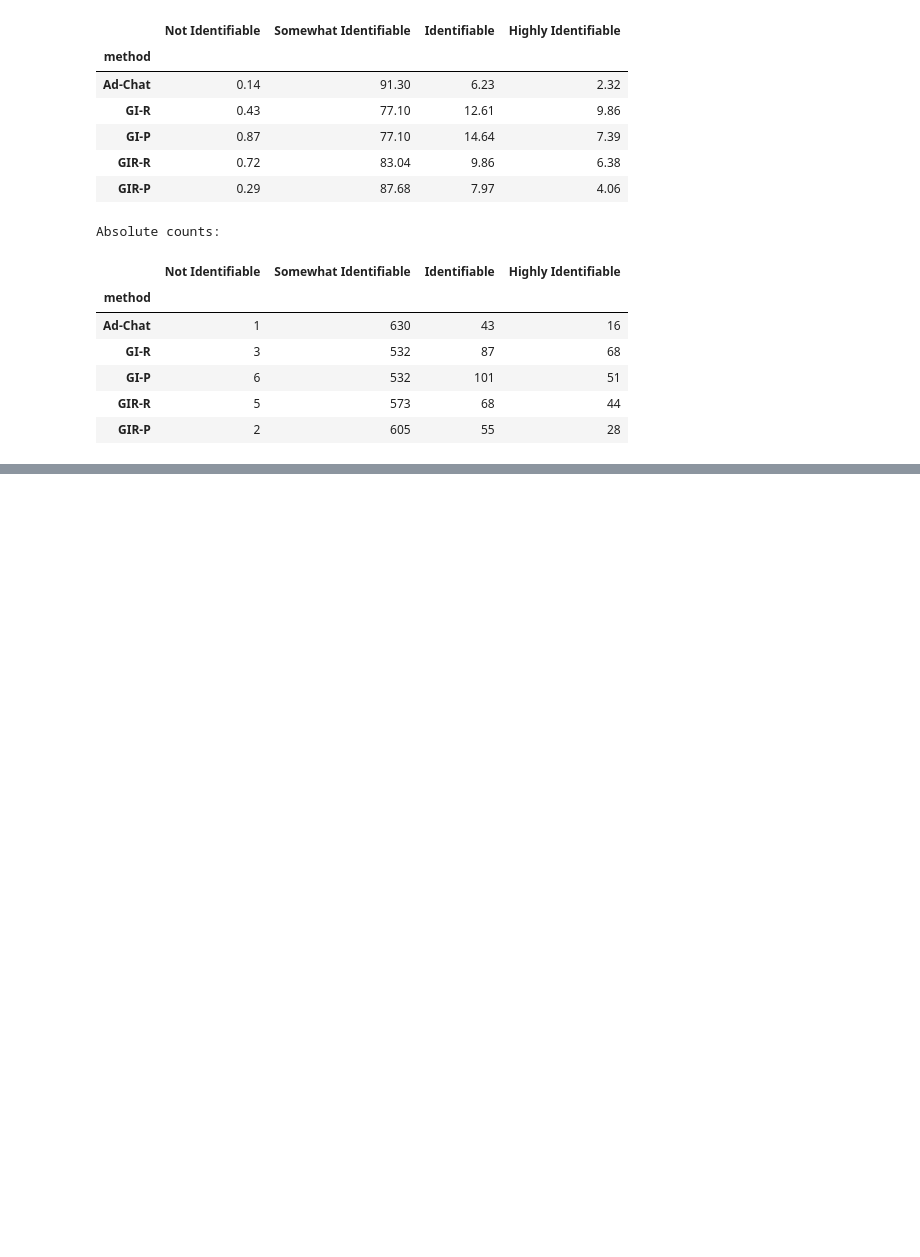
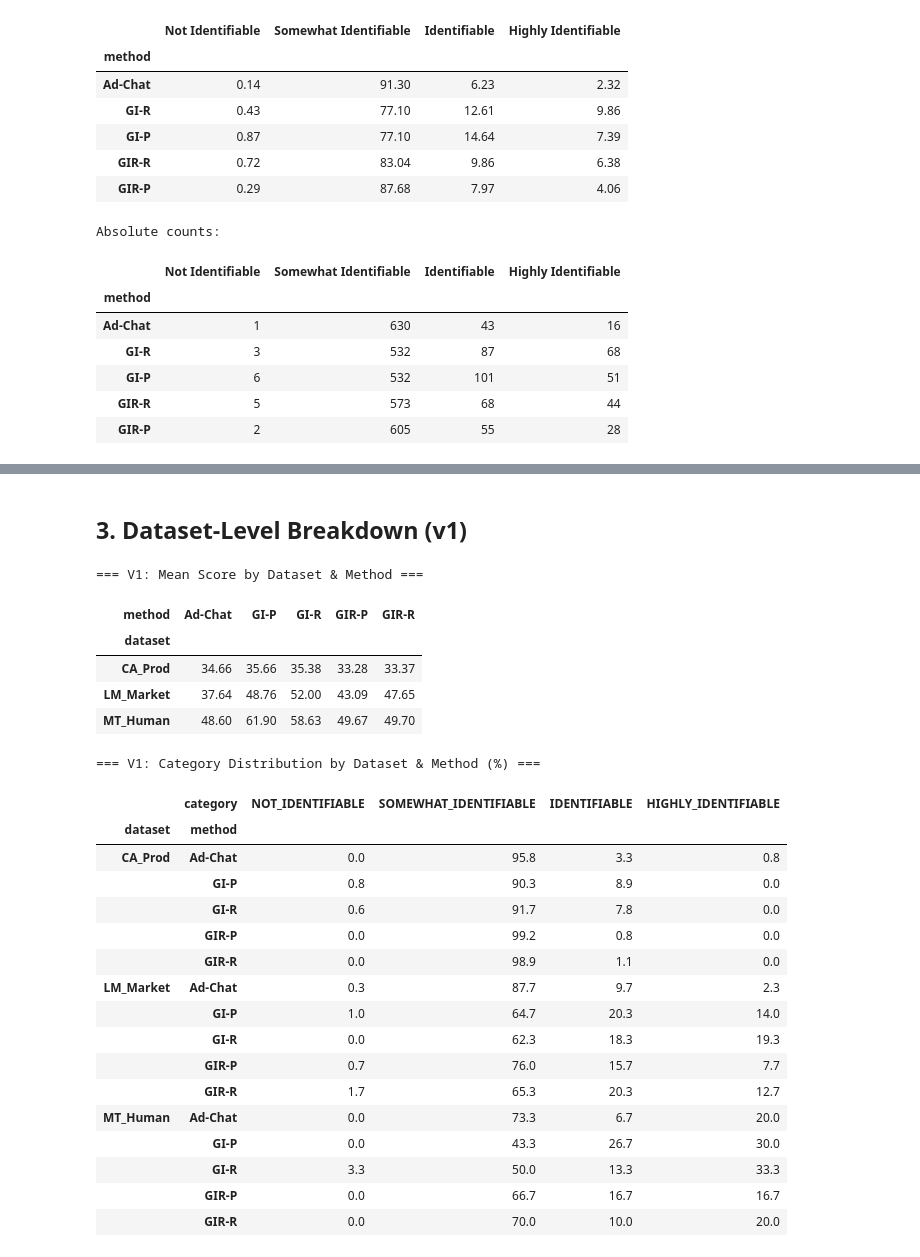
Before and after one commit to usrnamePrateek/GEM-Bench, a Jupyter notebook: analysis/identifiability_analysis.ipynb, the cells around one changed output, grey strips where cells are left out. Drawn from its saved outputs; the diff is of its cells as text; code cells hidden in the pictures; blank space fills up the shorter version.

```diff
--- a/analysis/identifiability_analysis.ipynb
+++ b/analysis/identifiability_analysis.ipynb
@@ -35,6 +35,32 @@ Categories: <StringArray>
       'NOT_IDENTIFIABLE']
 Length: 4, dtype: str
 Score range: 0 - 100
+# %%
+import os
+import json
+DATASET_DIR = '/home/gpuuser7/gpuuser7_a/prateek/GEM-Bench/GemBench/benchmarking/dataset'
+q_to_ds = {}
+for root, _, files in os.walk(DATASET_DIR):
+    for f in files:
+        if f.endswith('.json'):
+            path = os.path.join(root, f)
+            dataset_name = os.path.basename(os.path.dirname(path))
+            with open(path, 'r') as jf:
+                data = json.load(jf)
+                for entry in data:
+                    if isinstance(entry, str):
+                        q_to_ds[entry] = dataset_name
+                    elif isinstance(entry, dict) and 'question' in entry:
+                        q_to_ds[entry['question']] = dataset_name
+                    elif isinstance(entry, dict) and 'prompt' in entry:
+                        q_to_ds[entry['prompt']] = dataset_name
+
+def map_q(q_excel):
+    q_excel = str(q_excel).strip()
+    for q_dataset, ds in q_to_ds.items():
+        if q_excel[:40] in q_dataset or q_dataset[:40] in q_excel:
+            return ds
+    return 'CA_Prod'  # Fallback
 # %% [markdown]
 ## 1. Overall Score Distribution by Method
 # %%
@@ -110,0 +109,34 @@ Not Identifiable rate:
+# %% [markdown]
+## 3. Dataset-Level Breakdown (v1)
+# %%
+df['dataset'] = df['question'].apply(map_q)
+print("=== V1: Mean Score by Dataset & Method ===")
+display(df.pivot_table(index='dataset', columns='method', values='score', aggfunc='mean').round(2))
+print("\n=== V1: Category Distribution by Dataset & Method (%) ===")
+ct1 = pd.crosstab([df['dataset'], df['method']], df['category'], normalize='index') * 100
+display(ct1[[c for c in CAT_ORDER if c in ct1.columns]].round(1))
+# %% [output]
+=== V1: Mean Score by Dataset & Method ===
+| method | Ad-Chat | GI-P | GI-R | GIR-P | GIR-R |
+| dataset |  |  |  |  |  |
+| CA_Prod | 34.66 | 35.66 | 35.38 | 33.28 | 33.37 |
+| LM_Market | 37.64 | 48.76 | 52.00 | 43.09 | 47.65 |
+| MT_Human | 48.60 | 61.90 | 58.63 | 49.67 | 49.70 |
+=== V1: Category Distribution by Dataset & Method (%) ===
+|  | category | NOT_IDENTIFIABLE | SOMEWHAT_IDENTIFIABLE | IDENTIFIABLE | HIGHLY_IDENTIFIABLE |
+| dataset | method |  |  |  |  |
+| CA_Prod | Ad-Chat | 0.0 | 95.8 | 3.3 | 0.8 |
+|  | GI-P | 0.8 | 90.3 | 8.9 | 0.0 |
+|  | GI-R | 0.6 | 91.7 | 7.8 | 0.0 |
+|  | GIR-P | 0.0 | 99.2 | 0.8 | 0.0 |
+|  | GIR-R | 0.0 | 98.9 | 1.1 | 0.0 |
+| LM_Market | Ad-Chat | 0.3 | 87.7 | 9.7 | 2.3 |
+|  | GI-P | 1.0 | 64.7 | 20.3 | 14.0 |
+|  | GI-R | 0.0 | 62.3 | 18.3 | 19.3 |
+|  | GIR-P | 0.7 | 76.0 | 15.7 | 7.7 |
+|  | GIR-R | 1.7 | 65.3 | 20.3 | 12.7 |
+| MT_Human | Ad-Chat | 0.0 | 73.3 | 6.7 | 20.0 |
+|  | GI-P | 0.0 | 43.3 | 26.7 | 30.0 |
+|  | GI-R | 3.3 | 50.0 | 13.3 | 33.3 |
+|  | GIR-P | 0.0 | 66.7 | 16.7 | 16.7 |
+|  | GIR-R | 0.0 | 70.0 | 10.0 | 20.0 |
```
Also changed, not shown: parts of 11 cells of this notebook, 7 other files.
